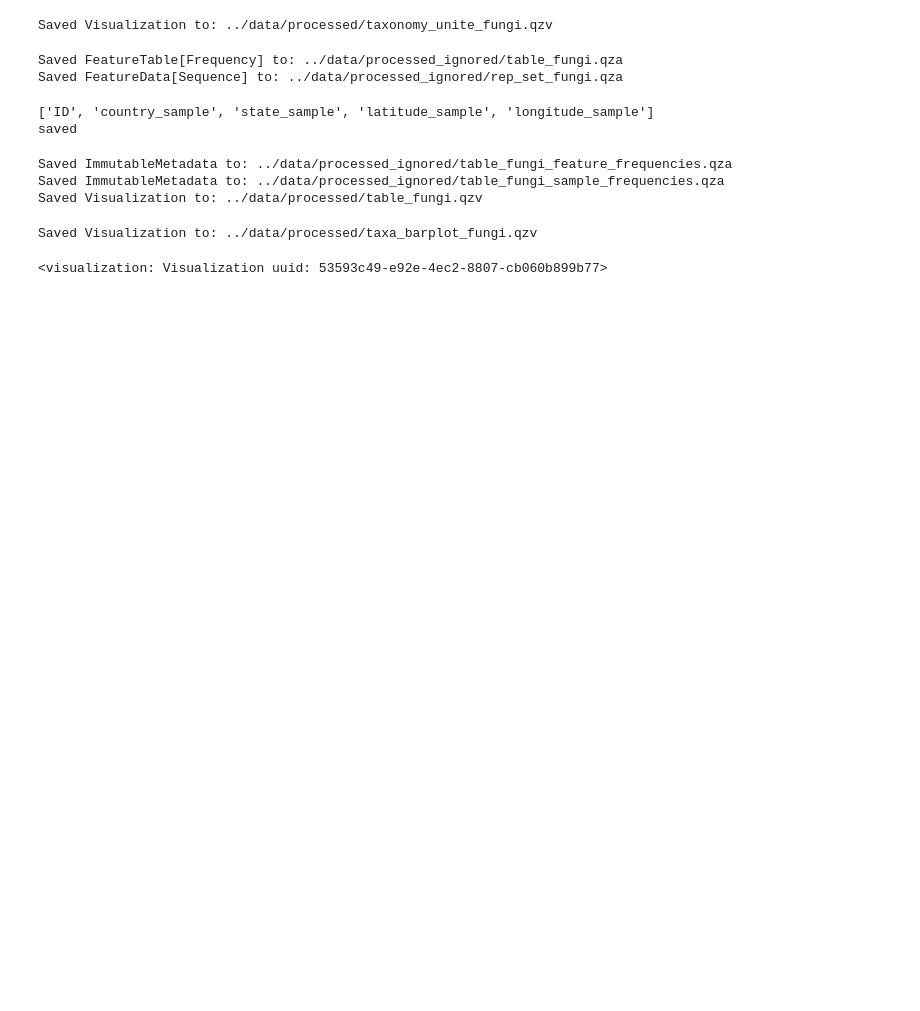
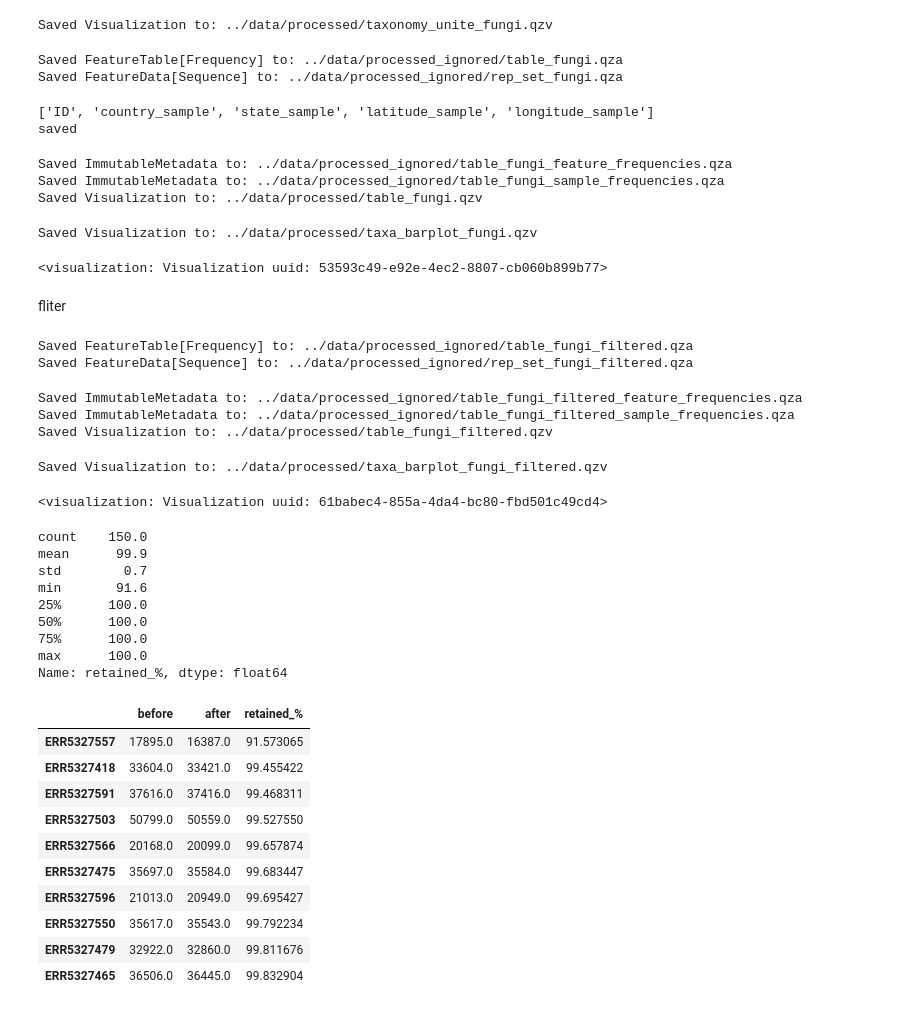
Before and after one commit to elettra-fromm/FunGut, a Jupyter notebook: scripts/try_taxanomy.ipynb, the cells around one changed output. Drawn from its saved outputs; the diff is of its cells as text; code cells hidden in the pictures; blank space fills up the shorter version.

Commit message:
add filter

```diff
--- a/scripts/try_taxanomy.ipynb
+++ b/scripts/try_taxanomy.ipynb
@@ -169,3 +169,78 @@ from qiime2 import Visualization
 Visualization.load('../data/processed/taxa_barplot_fungi.qzv')
 # %% [output]
 <visualization: Visualization uuid: 53593c49-e92e-4ec2-8807-cb060b899b77>
+# %% [markdown]
+fliter
+# %%
+!qiime taxa filter-table \
+  --i-table ../data/processed_ignored/dada2_table.qza \
+  --i-taxonomy ../data/processed_ignored/taxonomy_unite_fungi.qza \
+  --p-include c__ \
+  --p-exclude Unassigned,unidentified \
+  --o-filtered-table ../data/processed_ignored/table_fungi_filtered.qza
+
+!qiime taxa filter-seqs \
+  --i-sequences ../data/processed_ignored/dada2_rep_set.qza \
+  --i-taxonomy ../data/processed_ignored/taxonomy_unite_fungi.qza \
+  --p-include c__ \
+  --p-exclude Unassigned,unidentified \
+  --o-filtered-sequences ../data/processed_ignored/rep_set_fungi_filtered.qza
+# %% [output]
+Saved FeatureTable[Frequency] to: ../data/processed_ignored/table_fungi_filtered.qza
+Saved FeatureData[Sequence] to: ../data/processed_ignored/rep_set_fungi_filtered.qza
+# %%
+!qiime feature-table summarize \
+  --i-table ../data/processed_ignored/table_fungi_filtered.qza \
+  --m-metadata-file ../data/processed_ignored/fungut_metadata_clean.tsv \
+  --o-feature-frequencies ../data/processed_ignored/table_fungi_filtered_feature_frequencies.qza \
+  --o-sample-frequencies ../data/processed_ignored/table_fungi_filtered_sample_frequencies.qza \
+  --o-summary ../data/processed/table_fungi_filtered.qzv
+# %% [output]
+Saved ImmutableMetadata to: ../data/processed_ignored/table_fungi_filtered_feature_frequencies.qza
+Saved ImmutableMetadata to: ../data/processed_ignored/table_fungi_filtered_sample_frequencies.qza
+Saved Visualization to: ../data/processed/table_fungi_filtered.qzv
+# %%
+!qiime taxa barplot \
+  --i-table ../data/processed_ignored/table_fungi_filtered.qza \
+  --i-taxonomy ../data/processed_ignored/taxonomy_unite_fungi.qza \
+  --m-metadata-file ../data/processed_ignored/fungut_metadata_clean.tsv \
+  --o-visualization ../data/processed/taxa_barplot_fungi_filtered.qzv
+# %% [output]
+Saved Visualization to: ../data/processed/taxa_barplot_fungi_filtered.qzv
+# %%
+from qiime2 import Visualization
+Visualization.load('../data/processed/taxa_barplot_fungi_filtered.qzv')
+# %% [output]
+<visualization: Visualization uuid: 61babec4-855a-4da4-bc80-fbd501c49cd4>
+# %%
+import pandas as pd
+from qiime2 import Artifact
+
+before = Artifact.load('../data/processed_ignored/dada2_table.qza').view(pd.DataFrame).sum(axis=1)
+after = Artifact.load('../data/processed_ignored/table_fungi_filtered.qza').view(pd.DataFrame).sum(axis=1)
+
+comp = pd.DataFrame({'before': before, 'after': after}).fillna(0)
+comp['retained_%'] = comp['after'] / comp['before'] * 100
+print(comp['retained_%'].describe().round(1))
+comp.sort_values('retained_%').head(10)
+# %% [output]
+count    150.0
+mean      99.9
+std        0.7
+min       91.6
+25%      100.0
+50%      100.0
+75%      100.0
+max      100.0
+Name: retained_%, dtype: float64
+|  | before | after | retained_% |
+| ERR5327557 | 17895.0 | 16387.0 | 91.573065 |
+| ERR5327418 | 33604.0 | 33421.0 | 99.455422 |
+| ERR5327591 | 37616.0 | 37416.0 | 99.468311 |
+| ERR5327503 | 50799.0 | 50559.0 | 99.527550 |
+| ERR5327566 | 20168.0 | 20099.0 | 99.657874 |
+| ERR5327475 | 35697.0 | 35584.0 | 99.683447 |
+| ERR5327596 | 21013.0 | 20949.0 | 99.695427 |
+| ERR5327550 | 35617.0 | 35543.0 | 99.792234 |
+| ERR5327479 | 32922.0 | 32860.0 | 99.811676 |
+| ERR5327465 | 36506.0 | 36445.0 | 99.832904 |
```
